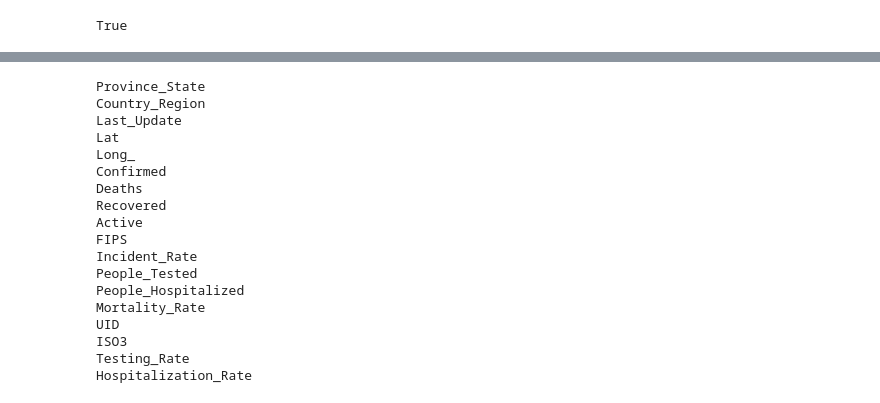
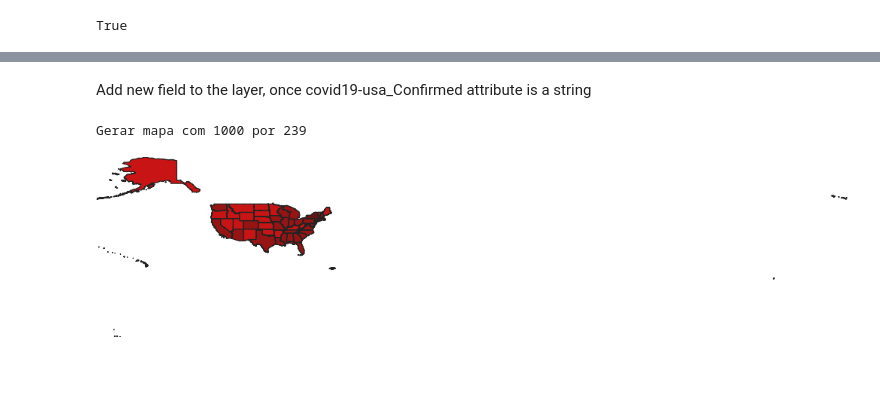
Before and after one commit to LFCC98/TA-Cartografia, a Jupyter notebook: Cartografia-TP-19-20-a81960.ipynb, the cells around one changed output, grey strips where cells are left out. Drawn from its saved outputs; the diff is of its cells as text; code cells hidden in the pictures; blank space fills up the shorter version.

Commit message:
Mapa com graduated symbols

```diff
--- a/Cartografia-TP-19-20-a81960.ipynb
+++ b/Cartografia-TP-19-20-a81960.ipynb
@@ -111,22 +78,2 @@ INTPTLON
-# %%
-for field in covid_layer.fields():
-    print(field.name())
-# %% [output]
-Province_State
-Country_Region
-Last_Update
-Lat
-Long_
-Confirmed
-Deaths
-Recovered
-Active
-FIPS
-Incident_Rate
-People_Tested
-People_Hospitalized
-Mortality_Rate
-UID
-ISO3
-Testing_Rate
-Hospitalization_Rate
+# %% [markdown]
+Add new field to the layer, once covid19-usa_Confirmed attribute is a string
@@ -132,0 +103,20 @@ Hospitalization_Rate
+# %%
+xt = usa_layer.extent()
+# print(xt)
+width  = 1000
+height = int(width*xt.height()/xt.width())
+print("Gerar mapa com {} por {}".format(width, height))
+
+options = QgsMapSettings()
+options.setLayers([usa_layer])
+options.setBackgroundColor(QColor(255, 255, 255))
+options.setOutputSize(QSize(width, height))
+options.setExtent(xt)
+
+render = QgsMapRendererParallelJob(options)
+render.start()
+render.waitForFinished()
+
+image = render.renderedImage()
+# %% [output]
+Gerar mapa com 1000 por 239
@@ -133,2 +125,9 @@ Hospitalization_Rate
+# %%
+imgbuf= QBuffer()
+imgbuf.open( QIODevice.ReadWrite )
+image.save( imgbuf,"PNG" )
+Image( imgbuf.data() )
+# %% [output]
+[figure, added]
 # %%
 qgs.exitQgis()
```
Also changed, not shown: parts of 13 cells of this notebook.
